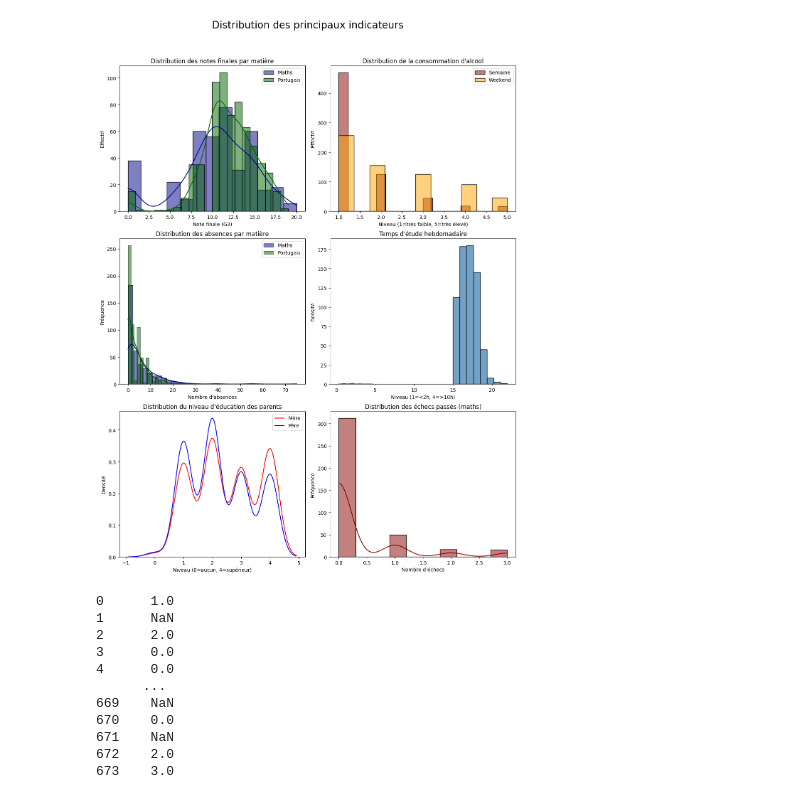
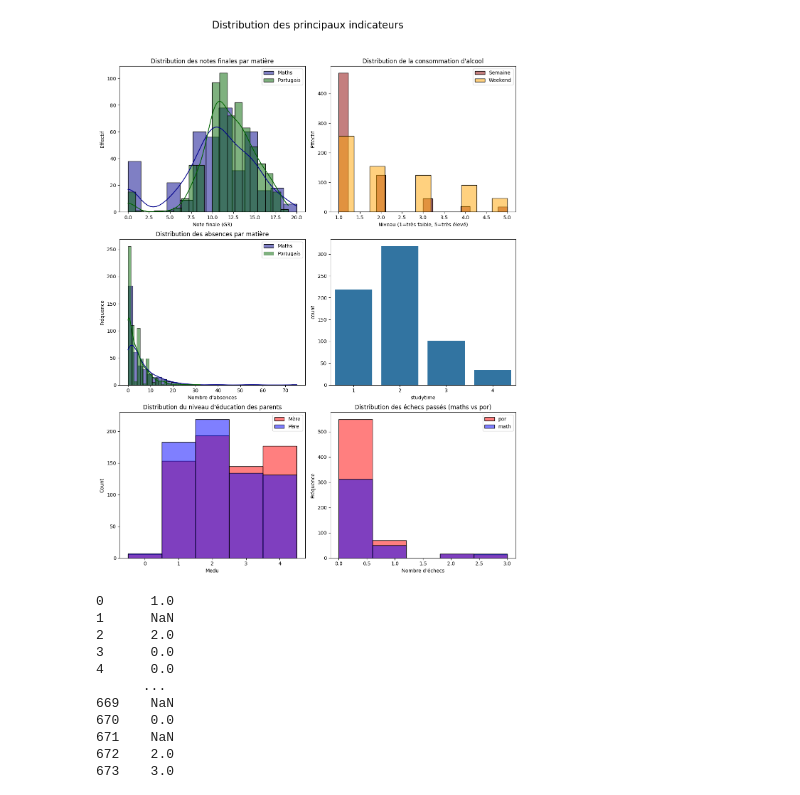
Before and after one commit to Menak49/alcohol-consumption-data-analysis, a Jupyter notebook: source/Viz.ipynb, the cells around one changed output. Drawn from its saved outputs; the diff is of its cells as text; code cells hidden in the pictures.

Commit message:
ajout de failue et absences + commentaires sur la viz

```diff
--- a/source/Viz.ipynb
+++ b/source/Viz.ipynb
@@ -43,53 +42,81 @@ axes[0, 0].set_xlabel('Note finale (G3)')
 axes[0, 0].set_ylabel('Effectif')
 axes[0, 0].legend()
 
+# Les notes de mat et por semblent toutes les 2 suivre un genre de loi normal mais les notes de portugais sont meilleus en moyenne qu'en math
+
 # Consommation d'alcool
 sns.histplot(merged['Dalc'], ax=axes[0, 1], color='darkred', label='Semaine', stat='count', alpha=0.5)
 sns.histplot(merged['Walc'], ax=axes[0, 1], color='orange', label='Weekend', stat='count', alpha=0.5)
 axes[0, 1].set_title("Distribution de la consommation d'alcool")
 axes[0, 1].set_xlabel('Niveau (1=très faible, 5=très élevé)')
 axes[0, 1].set_ylabel('Effectif')
 axes[0, 1].legend()
 
+# Rappel
+# Dalc - workday alcohol consumption (numeric: from 1 - very low to 5 - very high)
+# Walc - weekend alcohol consumption (numeric: from 1 - very low to 5 - very high)
+# La plupart des etudiants consomment moins d'alcool en semaine que le week-end ce qui est vraisemblable
 
-sns.histplot(merged['age'].dropna(), ax=axes[1, 1], color='steelblue', bins=8)
-axes[1, 1].set_title("Distribution de l'âge")
-axes[1, 1].set_xlabel('Âge')
-axes[1, 1].set_ylabel('Fréquence')
+
+
 
 # Absences math vs portugais
 sns.histplot(merged['absences_mat'].dropna(), kde=True, ax=axes[1, 0], color='darkblue', label='Maths')
 sns.histplot(merged['absences_por'].dropna(), kde=True, ax=axes[1, 0], color='darkgreen', label='Portugais')
 axes[1, 0].set_title('Distribution des absences par matière')
 axes[1, 0].set_xlabel('Nombre d\'absences')
 axes[1, 0].set_ylabel('Fréquence')
 axes[1, 0].legend()
 
+# On remarque qu'il y a beaucoup plus d'abscences ponctuelles en cours de portugais qu'en math
+# Cependant si on s'interesse à nb_absence > 10 il semble y en avoir plus math
+# On peut supposer que le portugais est un cours pas forcement pris au sérieux ( les élèvent séchent tous quelques cours)
+# Et que pour les maths il y a par contre plus d'élèves qui abandonnent la matière et qui donc ont un taux d'abscence élevé
+
 # Temps d'étude hebdomadaire
-sns.kdeplot(merged['studytime'].dropna(), ax=axes[1, 1], color='purple')
-axes[1, 1].set_title("Temps d'étude hebdomadaire")
-axes[1, 1].set_xlabel('Niveau (1=<2h, 4=>10h)')
-axes[1, 1].set_ylabel('Densité')
+sns.countplot(x=merged['studytime'], ax=axes[1, 1])
+axes[2, 1].set_title('Temps d\'étude hebdomadaire')
+
+# Rappel studytime - weekly study time (numeric: 1 - <2 hours, 2 - 2 to 5 hours, 3 - 5 to 10 hours, or 4 - >10 hours)
+# La majorité des étudiants étudient moins de 5h par semaine
+
 
 # Éducation des parents
-sns.kdeplot(merged['Medu'], ax=axes[2, 0], color='red', label='Mère')
-sns.kdeplot(merged['Fedu'], ax=axes[2, 0], color='blue', label='Père')
+sns.histplot(merged['Medu'], bins=5, discrete=True, ax=axes[2, 0],
+             color='red', alpha=0.5, label='Mère')
+
+sns.histplot(merged['Fedu'], bins=5, discrete=True, ax=axes[2, 0],
+             color='blue', alpha=0.5, label='Père')
+
+axes[2, 0].legend()
 axes[2, 0].set_title('Distribution du niveau d\'éducation des parents')
-axes[2, 0].set_xlabel('Niveau (0=aucun, 4=supérieur)')
-axes[2, 0].set_ylabel('Densité')
-axes[2, 0].legend()
+
+# Rappel Medu - mother's education (numeric: 0 - none, 1 - primary education (4th grade), 2 – 5th to 9th grade, 3 – secondary education or 4 – higher education)
+#  Fedu - father's education (numeric: 0 - none, 1 - primary education (4th grade), 2 – 5th to 9th grade, 3 – secondary education or 4 – higher education)
+# Les mères semblent plus éduquée académiquements que les pères
+
 
 # Échecs passés
-sns.histplot(merged['failures_mat'].dropna(), kde=True, ax=axes[2, 1], color='darkred')
-axes[2, 1].set_title('Distribution des échecs passés (maths)')
+sns.histplot(merged['failures_por'], bins=5, discrete=False, ax=axes[2, 1],
+             color='red', alpha=0.5, label='por')
+
+sns.histplot(merged['failures_mat'], bins=5, discrete=False, ax=axes[2, 1],
+             color='blue', alpha=0.5, label='math')
+axes[2, 1].set_title('Distribution des échecs passés (maths vs por)')
 axes[2, 1].set_xlabel('Nombre d\'échecs')
 axes[2, 1].set_ylabel('Fréquence')
+axes[2, 1].legend()
+
+# Le nombre de 'échecs semble similaire mais il y a un effet taille car il y a plus d'élèves en portugais qu'en math
+# En voit donc qu'il y a plus d'echecs en math si on recoupe par les effectifs dans chaque matière
+# Les échecs semblent rares, la plupart n'en ont aucun
+
 
 plt.tight_layout()
 plt.subplots_adjust(top=0.9)
 plt.show()
 # %% [output]
-[figure, old version]
+[figure, new version]
 # %%
 print(merged['failures_mat'])
 print(merged['failures_mat'].dtype)
```
Also changed, not shown: parts of 3 cells of this notebook, 1 other file.
